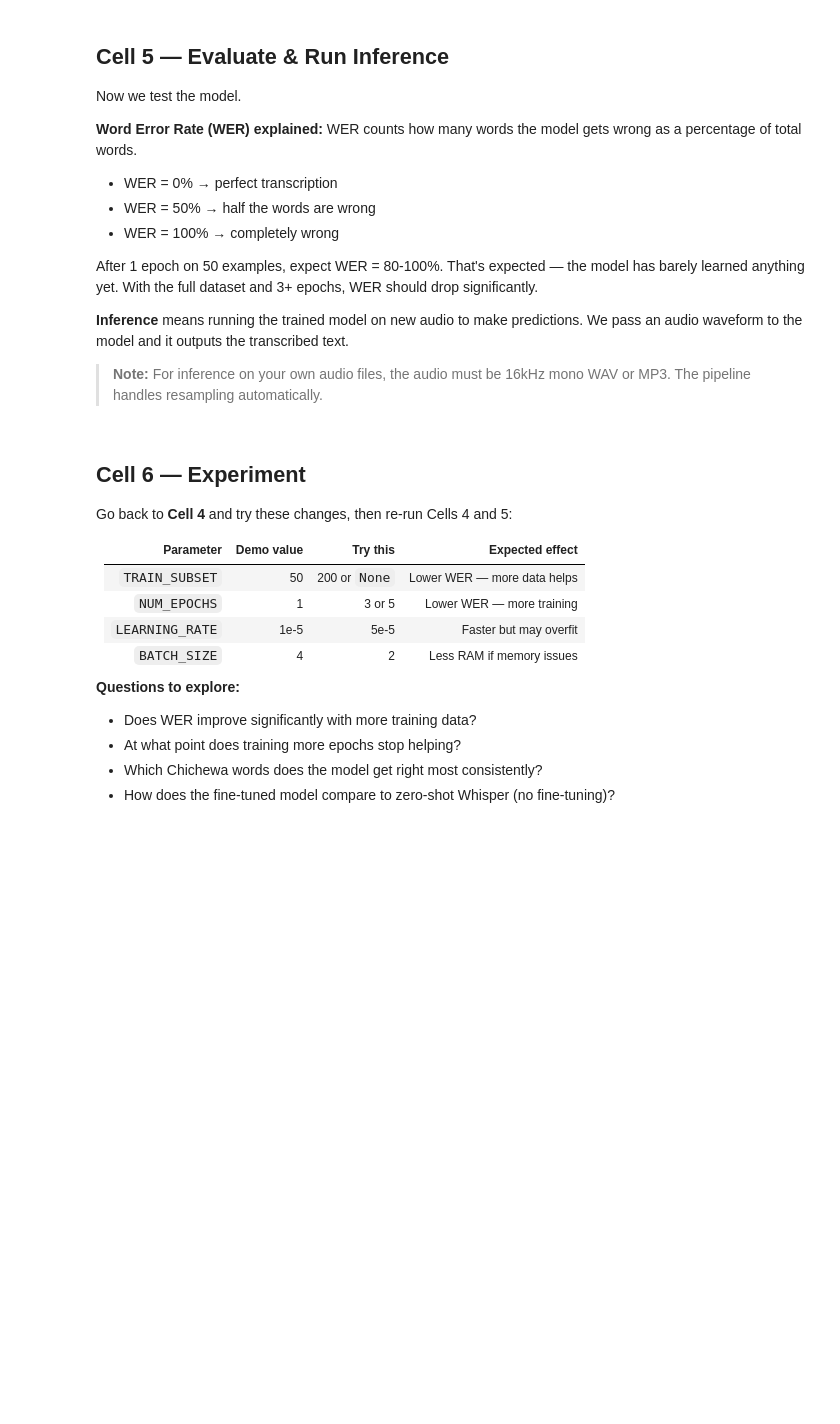
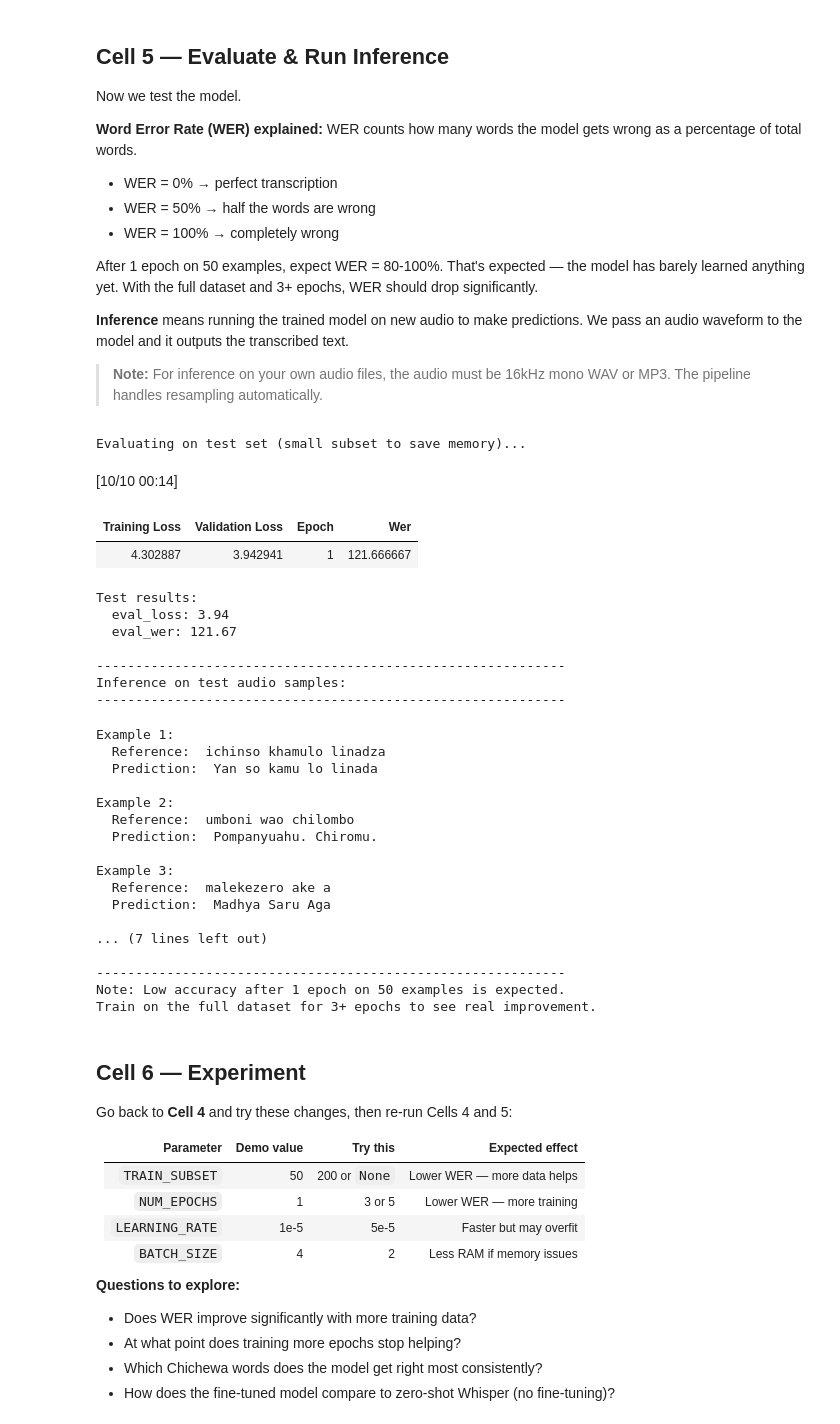
Before and after one commit to datapartnership/LRLL_MalawiWorkshopPDFtoMD, a Jupyter notebook: chichewa_asr_finetuning.ipynb, the cells around one changed output. Cells and saved outputs as stored; diff of their text form; code cells hidden in the pictures; blank space fills up the shorter version.

```diff
--- a/chichewa_asr_finetuning.ipynb
+++ b/chichewa_asr_finetuning.ipynb
@@ -394,6 +447,7 @@ After 1 epoch on 50 examples, expect WER = 80-100%. That's expected — the mode
 import gc
 import torch
 import numpy as np
+from datasets import load_from_disk
 from transformers import pipeline, WhisperForConditionalGeneration, WhisperProcessor
 
 # Free memory before evaluation
@@ -416,36 +470,67 @@ print("-" * 60)
 
 # Load saved model for inference
 ft_model = WhisperForConditionalGeneration.from_pretrained(SAVE_DIR)
 ft_processor = WhisperProcessor.from_pretrained(SAVE_DIR)
 
 # Pipeline makes inference easy
 asr_pipeline = pipeline(
     "automatic-speech-recognition",
     model=ft_model,
     tokenizer=ft_processor.tokenizer,
     feature_extractor=ft_processor.feature_extractor,
     device=-1,   # -1 = CPU
 )
 
-# Test on 5 examples
-test_examples = common_voice["test"].select(range(5))
+# Reload raw data — prepare_dataset removed the audio column from common_voice
+raw_data = load_from_disk(DATA_DIR)
+test_examples = raw_data["test"].select(range(5))
+
 for i, example in enumerate(test_examples):
     audio = example["audio"]
-    reference = example["sentence"]
+    reference = example["text"]
 
     # Run inference
     result = asr_pipeline(
         {"array": audio["array"], "sampling_rate": audio["sampling_rate"]}
     )
     prediction = result["text"]
 
     print(f"\nExample {i+1}:")
     print(f"  Reference:  {reference}")
     print(f"  Prediction: {prediction}")
 
 print("\n" + "-" * 60)
 print("Note: Low accuracy after 1 epoch on 50 examples is expected.")
 print("Train on the full dataset for 3+ epochs to see real improvement.")
+# %% [output]
+Evaluating on test set (small subset to save memory)...
+[10/10 00:14]
+| Training Loss | Validation Loss | Epoch | Wer |
+| 4.302887 | 3.942941 | 1 | 121.666667 |
+Test results:
+  eval_loss: 3.94
+  eval_wer: 121.67
+
+------------------------------------------------------------
+Inference on test audio samples:
+------------------------------------------------------------
+Example 1:
+  Reference:  ichinso khamulo linadza
+  Prediction:  Yan so kamu lo linada
+
+Example 2:
+  Reference:  umboni wao chilombo
+  Prediction:  Pompanyuahu. Chiromu.
+
+Example 3:
+  Reference:  malekezero ake a
+  Prediction:  Madhya Saru Aga
+
+... (7 lines left out)
+
+------------------------------------------------------------
+Note: Low accuracy after 1 epoch on 50 examples is expected.
+Train on the full dataset for 3+ epochs to see real improvement.
 # %% [markdown]
 ## Cell 6 — Experiment
 
```
Also changed, not shown: parts of 5 cells of this notebook, 7 other files.
